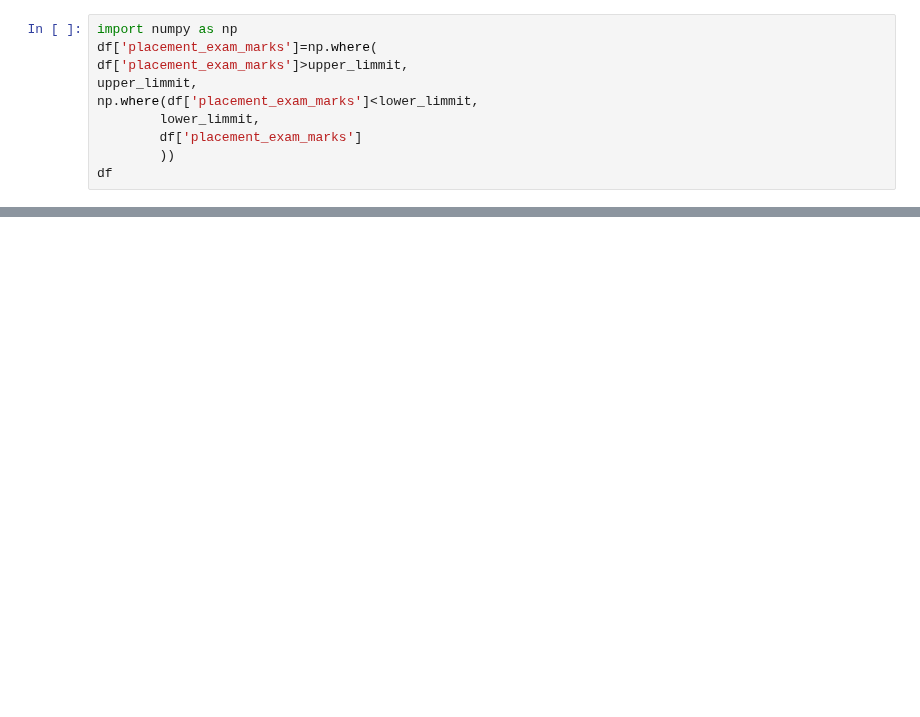
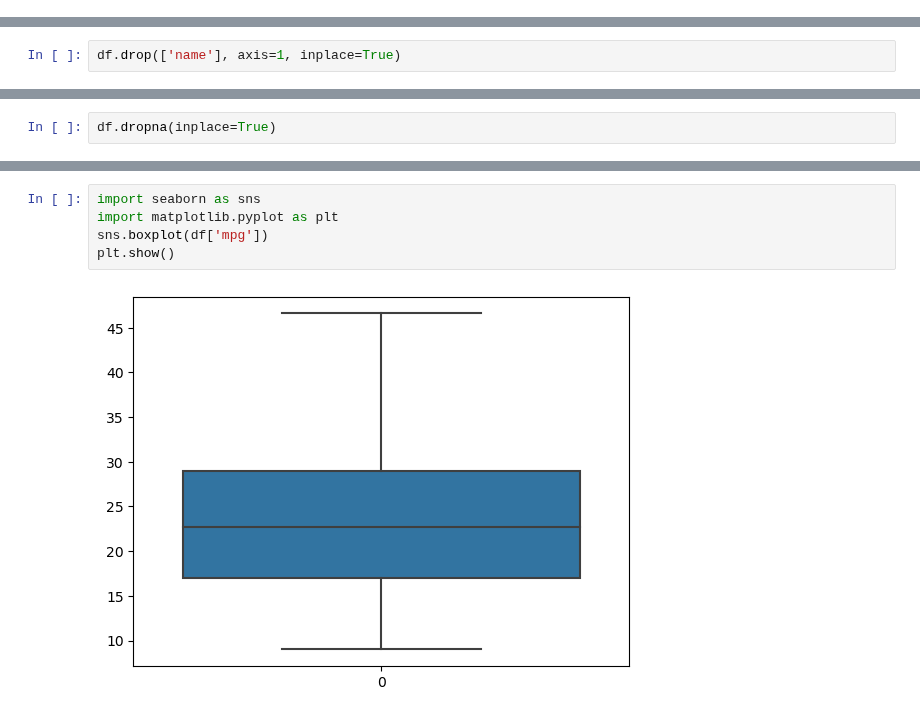
Before and after one commit to sahanas97/sahana, a Jupyter notebook: Untitled5.ipynb, the cells around one changed output, grey strips where cells are left out. Drawn from its saved outputs; the diff is of its cells as text; blank space fills up the shorter version.

```diff
--- a/Untitled5.ipynb
+++ b/Untitled5.ipynb
@@ -89,10 +27,0 @@ new_df=df[(df['placement_exam_marks']<upper_limmit)&(df['placement_exam_marks']>
-# %%
-import numpy as np
-df['placement_exam_marks']=np.where(
-df['placement_exam_marks']>upper_limmit,
-upper_limmit,
-np.where(df['placement_exam_marks']<lower_limmit,
-        lower_limmit,
-        df['placement_exam_marks']
-        ))
-df
@@ -138,0 +91,2 @@ plt.show()
+# %%
+df.drop(['name'], axis=1, inplace=True)
@@ -138,0 +109,2 @@ plt.show()
+# %%
+df.dropna(inplace=True)
@@ -138,0 +123,7 @@ plt.show()
+# %%
+import seaborn as sns
+import matplotlib.pyplot as plt
+sns.boxplot(df['mpg'])
+plt.show()
+# %% [output]
+[figure, added]
```
Also changed, not shown: parts of 41 cells of this notebook, 15 other files.
